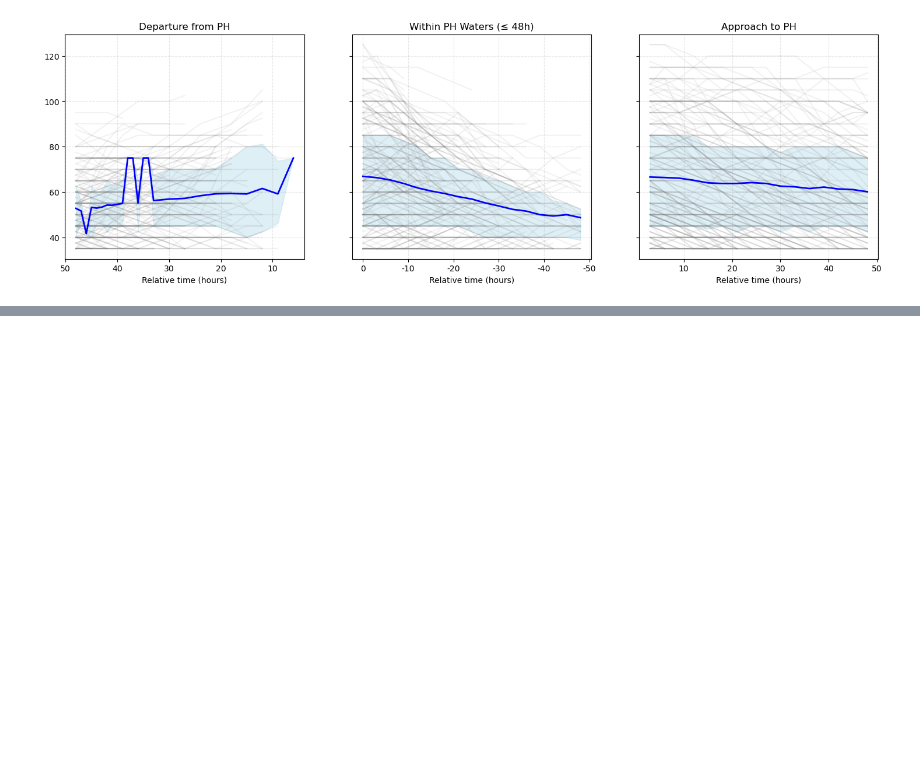
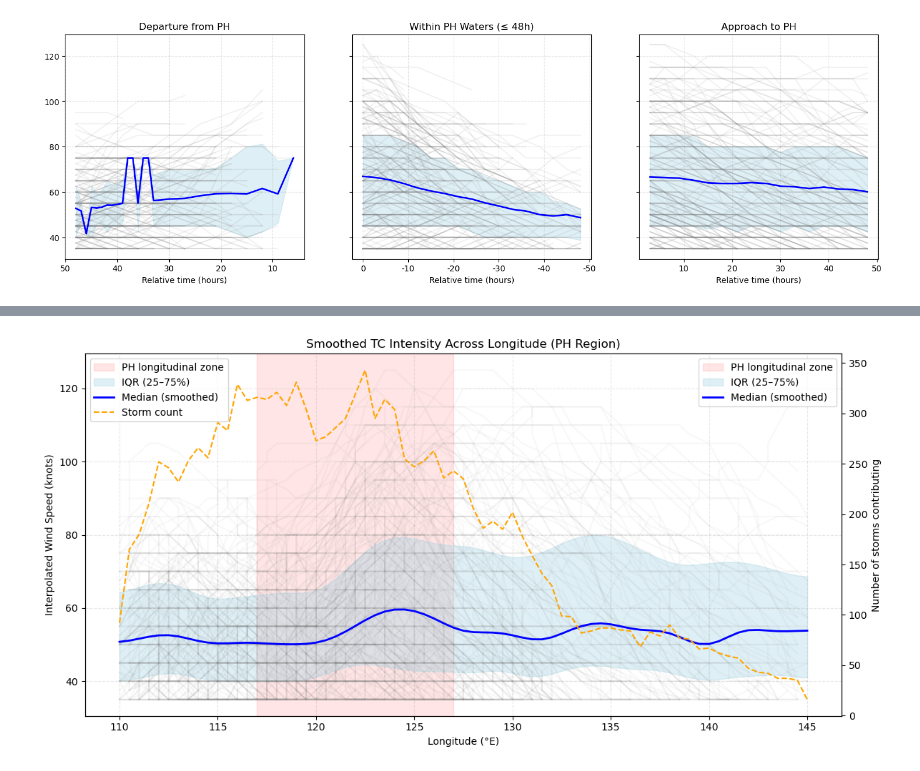
Before and after one commit to baracoma/tc-statistics, a Jupyter notebook: calculate-lifetime.ipynb, the cells around one changed output, grey strips where cells are left out. Drawn from its saved outputs; the diff is of its cells as text; code cells hidden in the pictures; blank space fills up the shorter version.

```diff
--- a/calculate-lifetime.ipynb
+++ b/calculate-lifetime.ipynb
@@ -576,0 +577,76 @@ plt.show()
+# %%
+import pandas as pd
+import numpy as np
+import matplotlib.pyplot as plt
+from scipy.ndimage import gaussian_filter1d
+
+# 🌀 Use your actual TC DataFrame here
+df_plot = df_ph_labeled.copy()
+df_plot = df_plot[df_plot['WMO_WIND_interp'].notna()]
+df_plot['lon'] = df_plot.geometry.x  # adjust if needed
+
+# 📌 Limit to the West Pacific region
+df_plot = df_plot[(df_plot['lon'] >= 110) & (df_plot['lon'] <= 145)]
+
+# 📦 Bin longitudes into 0.5°
+bin_width = 0.5
+df_plot['lon_bin'] = (df_plot['lon'] / bin_width).round() * bin_width
+
+# 📊 Compute statistics per bin
+def safe_percentile(x, q):
+    x_clean = x.dropna()
+    return np.percentile(x_clean, q) if len(x_clean) > 0 else np.nan
+
+stats = df_plot.groupby('lon_bin')['WMO_WIND_interp'].agg(
+    median='median',
+    p25=lambda x: safe_percentile(x, 25),
+    p75=lambda x: safe_percentile(x, 75),
+    count='count'
+).reset_index()
+
+# 🔍 Filter bins with low counts
+stats = stats[stats['count'] >= 5]
+
+# 🌊 Smooth the data
+stats['median_smooth'] = gaussian_filter1d(stats['median'], sigma=2)
+stats['p25_smooth'] = gaussian_filter1d(stats['p25'], sigma=2)
+stats['p75_smooth'] = gaussian_filter1d(stats['p75'], sigma=2)
+
+# 🎨 Plotting
+fig, ax = plt.subplots(figsize=(12, 6))
+
+# 🔹 Plot individual TC tracks (gray lines)
+for sid, group in df_plot.groupby('SID'):
+    ax.plot(group['lon_bin'], group['WMO_WIND_interp'], color='gray', alpha=0.05)
+
+# 📍 Highlight PH zone
+ph_lon_min, ph_lon_max = 117, 127
+ax.axvspan(ph_lon_min, ph_lon_max, color='red', alpha=0.1, label='PH longitudinal zone')
+
+# 📈 Smoothed stats
+ax.fill_between(stats['lon_bin'], stats['p25_smooth'], stats['p75_smooth'],
+                color='lightblue', alpha=0.4, label='IQR (25–75%)')
+ax.plot(stats['lon_bin'], stats['median_smooth'], color='blue', linewidth=2, label='Median (smoothed)')
+
+# 🧭 Labels and formatting
+ax.set_xlabel("Longitude (°E)")
+ax.set_ylabel("Interpolated Wind Speed (knots)")
+ax.set_title("Smoothed TC Intensity Across Longitude (PH Region)")
+ax.grid(True, linestyle='--', alpha=0.3)
+
+# 🟡 Plot storm count using secondary y-axis
+ax2 = ax.twinx()
+ax2.plot(stats['lon_bin'], stats['count'], color='orange', linestyle='--', label='Storm count')
+ax2.set_ylabel("Number of storms contributing")
+ax2.tick_params(axis='y')
+
+# Combine legends from both axes
+lines_1, labels_1 = ax.get_legend_handles_labels()
+lines_2, labels_2 = ax2.get_legend_handles_labels()
+ax2.legend(lines_1 + lines_2, labels_1 + labels_2, loc='upper left')
+
+ax.legend()
+plt.tight_layout()
+plt.show()
+# %% [output]
+[figure, added]
```
Also changed, not shown: parts of 8 cells of this notebook.
